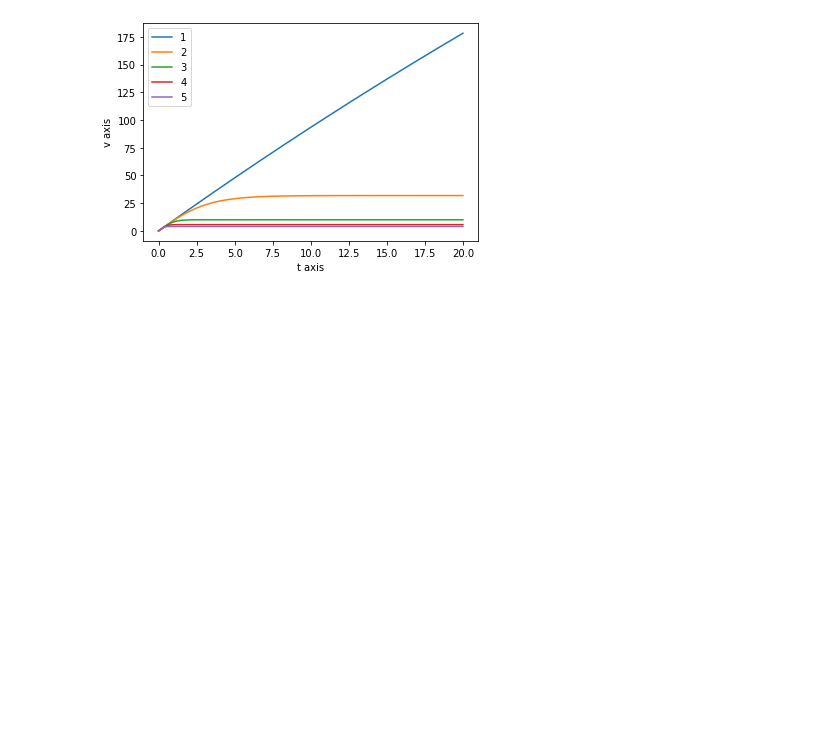
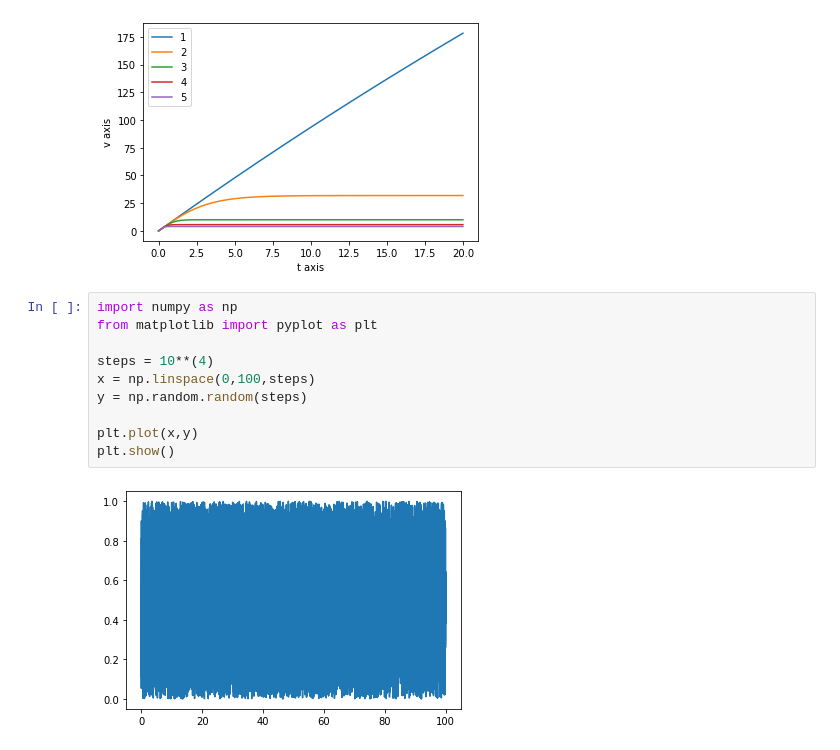
Before and after one commit to jarvis123457/C-Tutorials, a Jupyter notebook: Lecture_2202932.ipynb, the cells around one changed output. Drawn from its saved outputs; the diff is of its cells as text; blank space fills up the shorter version.

```diff
--- a/Lecture_2202932.ipynb
+++ b/Lecture_2202932.ipynb
@@ -136,3 +136,15 @@ plt.legend()
 plt.show()
 # %% [output]
 [figure]
+# %%
+import numpy as np
+from matplotlib import pyplot as plt
+
+steps = 10**(4)
+x = np.linspace(0,100,steps)
+y = np.random.random(steps)
+
+plt.plot(x,y)
+plt.show()
+# %% [output]
+[figure, added]
```
Also changed, not shown: parts of 4 cells of this notebook.
